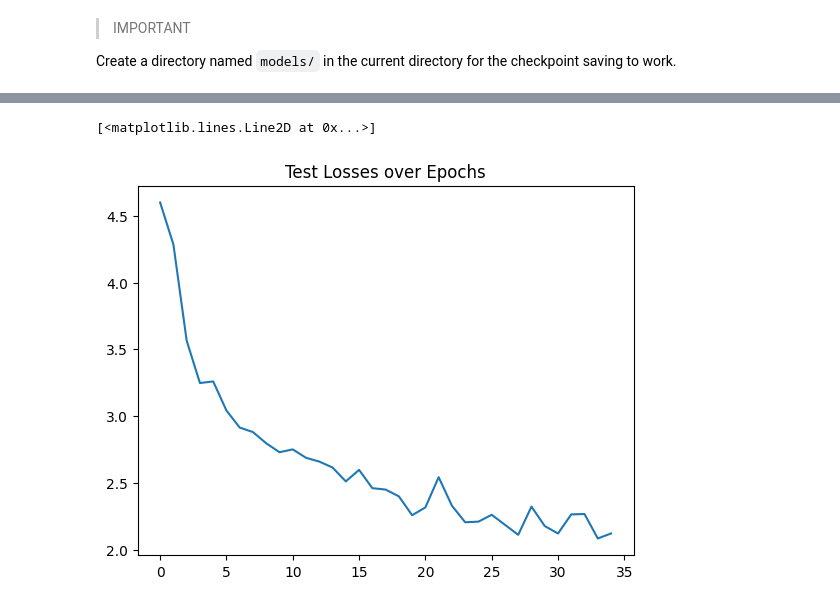
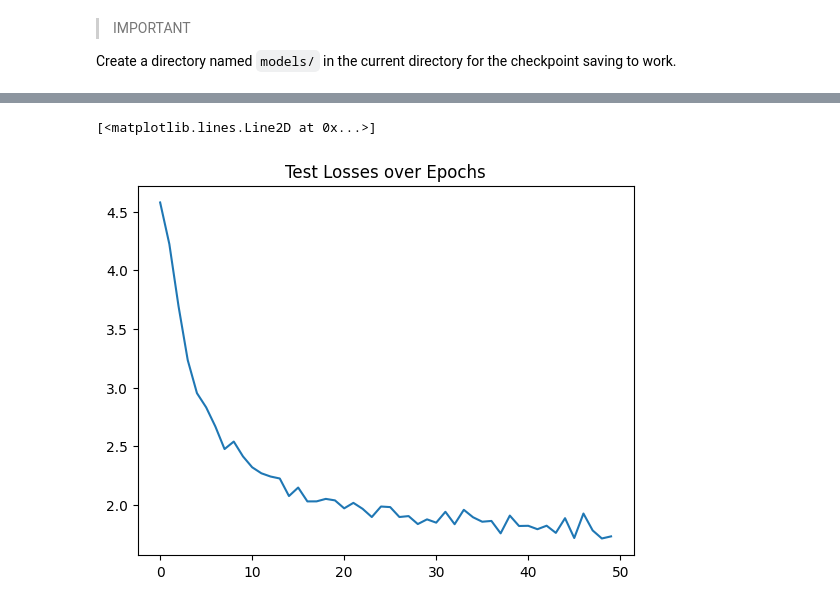
Before and after one commit to sokmontrey/machine-learning, a Jupyter notebook: vision/leaf-classification/train.ipynb, the cells around one changed output, grey strips where cells are left out. Drawn from its saved outputs; the diff is of its cells as text; code cells hidden in the pictures.

Commit message:
modified batch size and train dataset

```diff
--- a/vision/leaf-classification/train.ipynb
+++ b/vision/leaf-classification/train.ipynb
@@ -102,10 +102,11 @@ Name: species, Length: 99, dtype: int64
 # %%
 IMAGE_WIDTH = 64
 IMAGE_HEIGHT = 64
-BATCH_SIZE = 64
+BATCH_SIZE = 512
 TEST_SIZE = 0.2
-NUM_DATASET_REPEAT = 3 # repeat the dataset with augmentation to increase the number of samples
+NUM_TRAIN_DATASET_RESPEAT = 7 # repeat the dataset with augmentation to increase the number of samples
+NUM_TEST_DATASET_RESPEAT = 2
 
 train_df, test_df = train_test_split(dataframe, test_size=TEST_SIZE)
-len(train_df) * NUM_DATASET_REPEAT, len(test_df) * NUM_DATASET_REPEAT
+len(train_df) * NUM_TRAIN_DATASET_RESPEAT, len(test_df) * NUM_TRAIN_DATASET_RESPEAT
 # %% [output]
@@ -123,8 +124,8 @@ train_transform = tv.transforms.Compose([
 test_transform = tv.transforms.Compose([
     tv.transforms.Resize((IMAGE_WIDTH, IMAGE_HEIGHT)),
     # tv.transforms.RandomHorizontalFlip(),
-    tv.transforms.RandomRotation(45),
-    tv.transforms.RandomAffine(0, shear=10, scale=(0.8, 1.2)),
+    # tv.transforms.RandomRotation(45),
+    # tv.transforms.RandomAffine(0, shear=10, scale=(0.8, 1.2)),
     tv.transforms.Lambda(lambda x: x/255.0), # normalize the image and to float
 ])
 
@@ -133,8 +134,8 @@ test_ds = LeafDataset(img_dir, dataframe=test_df, transform=test_transform)
 
 # increase the number of samples by repeating the dataset multiple times
 # while augmenting each of them slightly differently
-augmented_train_ds = ConcatDataset([train_ds for _ in range(NUM_DATASET_REPEAT)])
-augmented_test_ds = ConcatDataset([test_ds for _ in range(NUM_DATASET_REPEAT)])
+augmented_train_ds = ConcatDataset([train_ds for _ in range(NUM_TRAIN_DATASET_RESPEAT)])
+augmented_test_ds = ConcatDataset([test_ds for _ in range(NUM_TEST_DATASET_RESPEAT)])
 
 train_dl = DataLoader(augmented_train_ds, batch_size=BATCH_SIZE, shuffle=True)
 test_dl = DataLoader(augmented_test_ds, batch_size=BATCH_SIZE, shuffle=True)
@@ -223,7 +224,7 @@ optimizer = optim.Adam(model.parameters(), lr=0.001)
 
 Create a directory named `models/` in the current directory for the checkpoint saving to work.
 # %%
-epochs = 35
+epochs = 50
 losses = []
 
 def callback(epoch, train_loss, test_loss, model):
@@ -268,2 +269,2 @@ Epoch: 34, Train loss: 1.9451188225495188, Test loss: 2.1221991300582888
 [<matplotlib.lines.Line2D at 0x...>]
-[figure, old version]
+[figure, new version]
```
Also changed, not shown: parts of 3 cells of this notebook, 1 other file.
